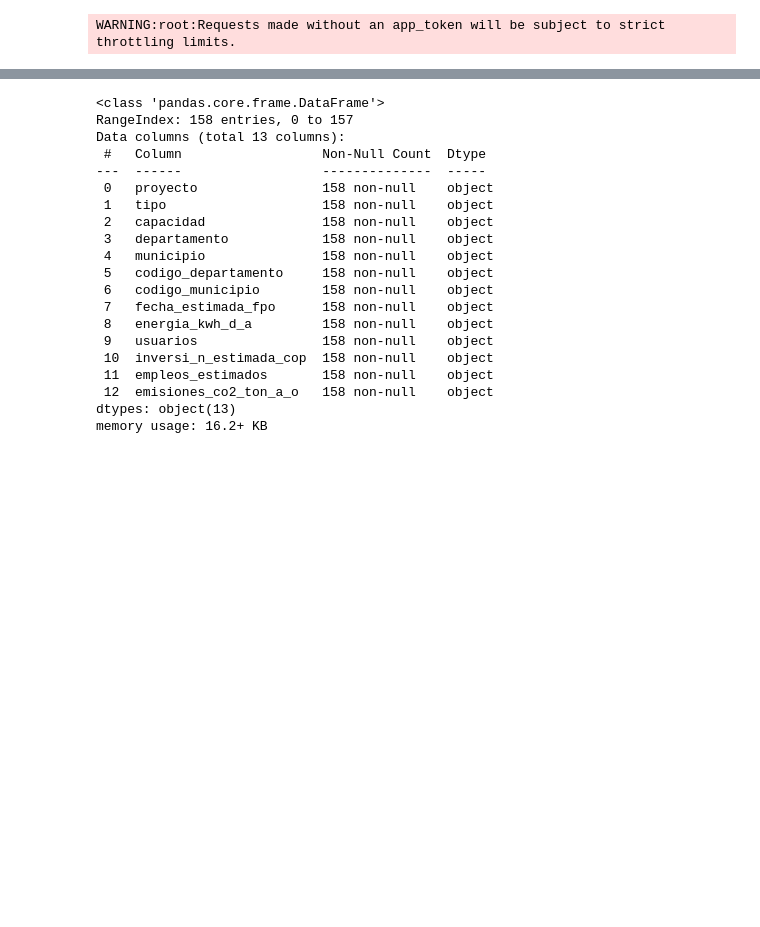
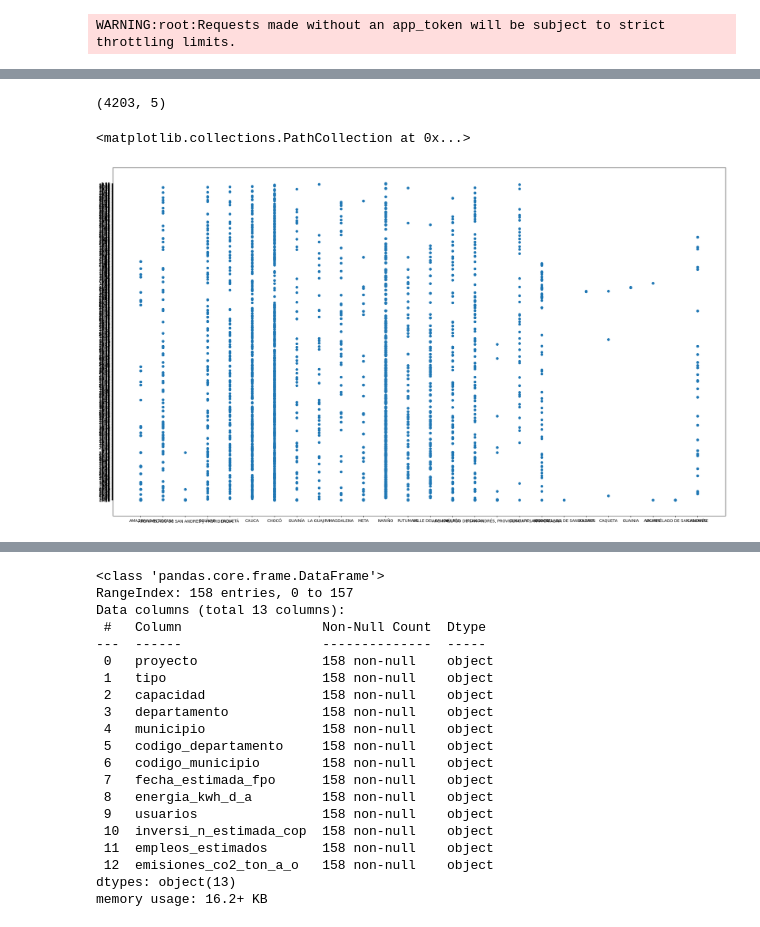
Before and after one commit to gluoneros/talentoTech, a Jupyter notebook: ProyectoFinal.ipynb, the cells around one changed output, grey strips where cells are left out. Drawn from its saved outputs; the diff is of its cells as text; code cells hidden in the pictures; blank space fills up the shorter version.

```diff
--- a/ProyectoFinal.ipynb
+++ b/ProyectoFinal.ipynb
@@ -61,2 +68,2 @@ WARNING:root:Requests made without an app_token will be subject to strict thrott
 # %%
-results1 = client.get("3ebi-d83g", limit=2000)
+results1 = client.get("3ebi-d83g", limit=5000)
@@ -106,0 +100,20 @@ datos2.head()
+# %%
+df1 = pd.DataFrame(
+    {'municipio': datos1['mpio'],
+     'departamento': datos1['dpto'],
+     'anio': datos1['anio'],
+     'potencia_m': datos1['potencia_maxima'],
+     'prom_diaria': datos1['prom_diario_horas']
+    }
+)
+# %%
+df1.shape
+# %% [output]
+(4203, 5)
+# %%
+plt.figure(figsize=(28, 16))
+plt.scatter(x='departamento', y='prom_diaria', data=df1)
+#plt.xticks(rotation=45)
+# %% [output]
+<matplotlib.collections.PathCollection at 0x...>
+[figure, added]
```
Also changed, not shown: parts of 28 cells of this notebook.
